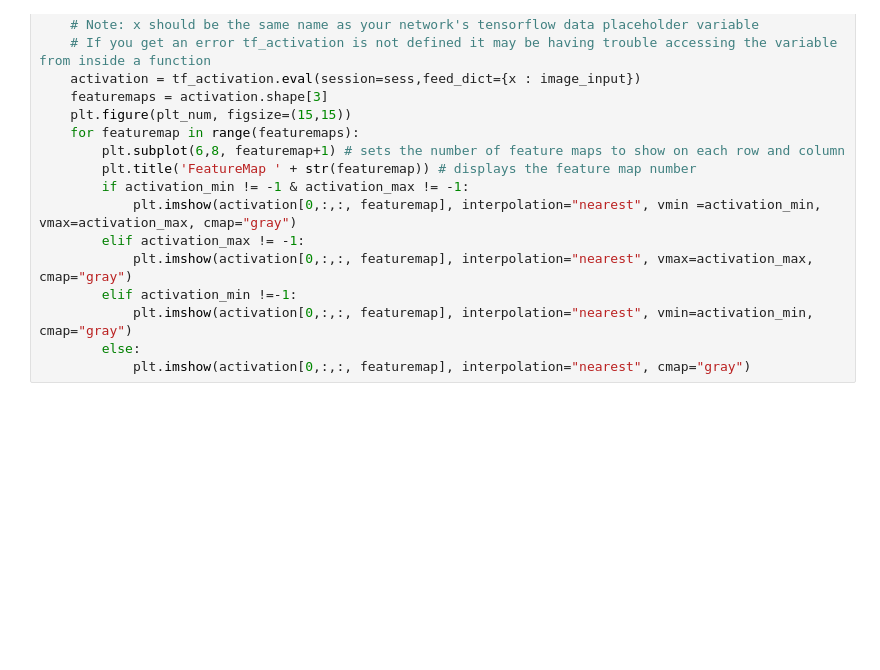
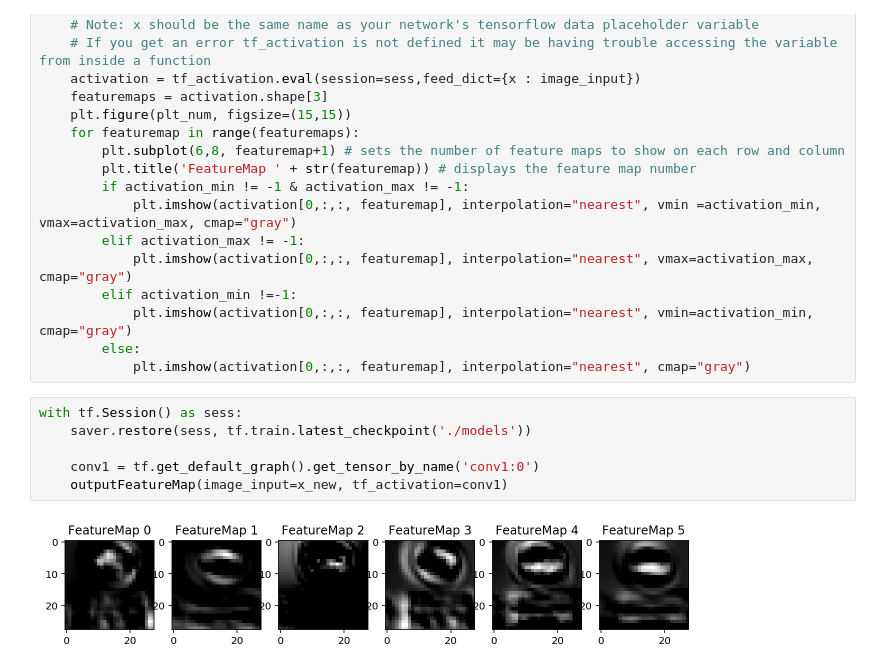
Before and after one commit to istepanov/Udacity-CarND-P2-Traffic-Sign-Classifier, a Jupyter notebook: Traffic_Sign_Classifier.ipynb, the cells around one changed output. Cells and saved outputs as stored; diff of their text form; blank space fills up the shorter version.

```diff
--- a/Traffic_Sign_Classifier.ipynb
+++ b/Traffic_Sign_Classifier.ipynb
@@ -447,3 +432,11 @@ def outputFeatureMap(image_input, tf_activation, activation_min=-1, activation_m
             plt.imshow(activation[0,:,:, featuremap], interpolation="nearest", vmin=activation_min, cmap="gray")
         else:
             plt.imshow(activation[0,:,:, featuremap], interpolation="nearest", cmap="gray")
+# %%
+with tf.Session() as sess:
+    saver.restore(sess, tf.train.latest_checkpoint('./models'))
+
+    conv1 = tf.get_default_graph().get_tensor_by_name('conv1:0')
+    outputFeatureMap(image_input=x_new, tf_activation=conv1)
+# %% [output]
+[figure, added]
```
Also changed, not shown: parts of 7 cells of this notebook, 6 other files.
